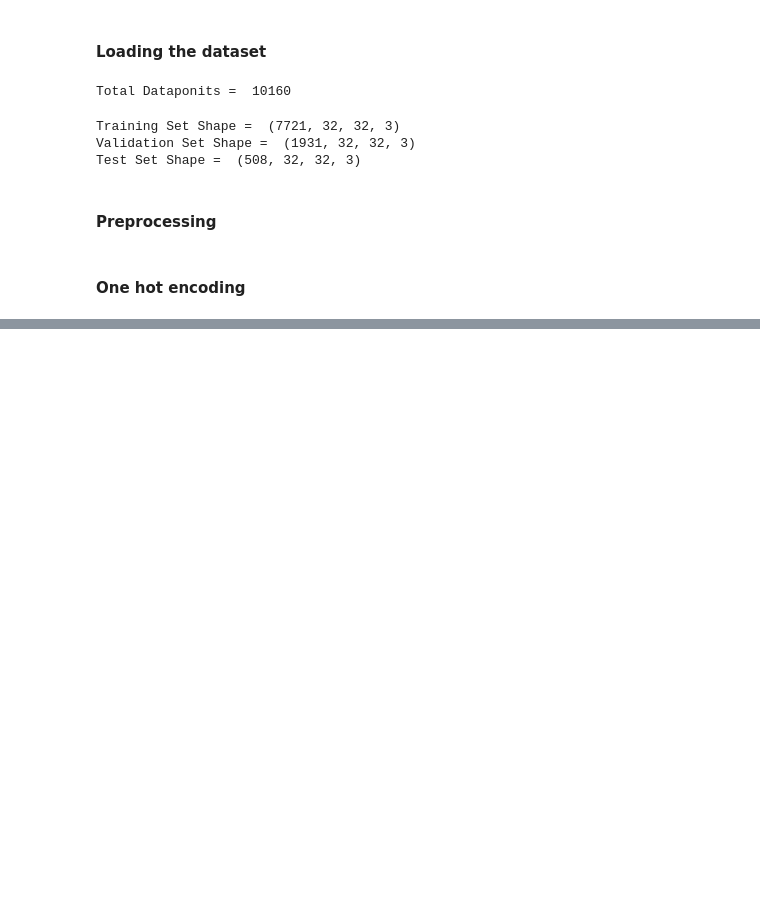
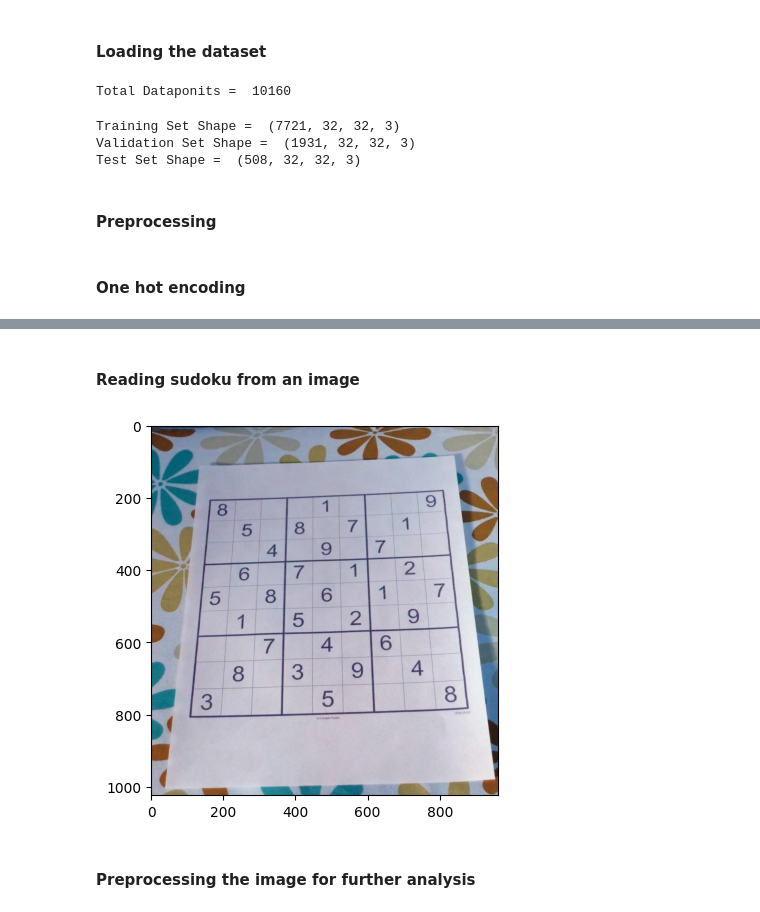
Before and after one commit to Isa1asN/sudoku_solver, a Jupyter notebook: backend/model/train.ipynb, the cells around one changed output, grey strips where cells are left out. Cells and saved outputs as stored; diff of their text form; code cells hidden in the pictures; blank space fills up the shorter version.

Commit message:
add preprocessing, model build, model test, sudoku grid image preprocessing

```diff
--- a/backend/model/train.ipynb
+++ b/backend/model/train.ipynb
@@ -80,0 +144,12 @@ valid_y = to_categorical(valid_y, data_classes)
+# %% [markdown]
+#### Reading sudoku from an image
+# %%
+folder="../data/sudoku_imgs"
+sudoku_a = cv2.imread(folder+'/'+ 'sud.jpg')
+plt.figure()
+plt.imshow(sudoku_a)
+plt.show()
+# %% [output]
+[figure, added]
+# %% [markdown]
+#### Preprocessing the image for further analysis
```
Also changed, not shown: parts of 17 cells of this notebook, 1 other file.
